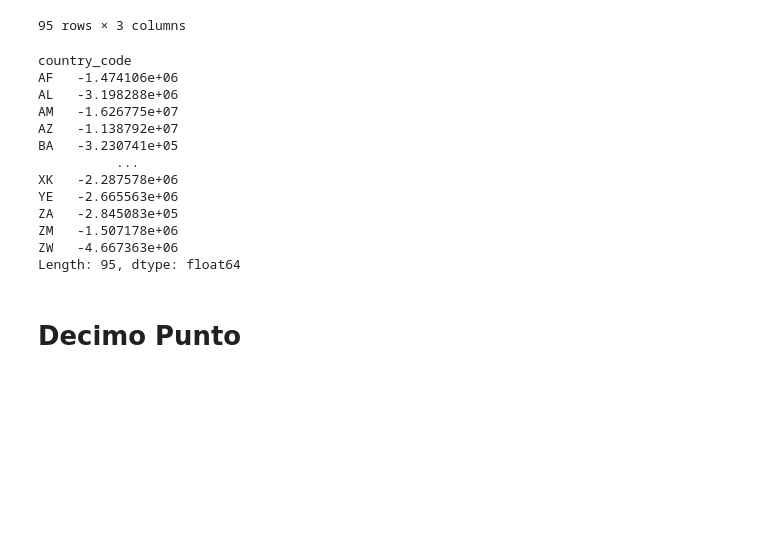
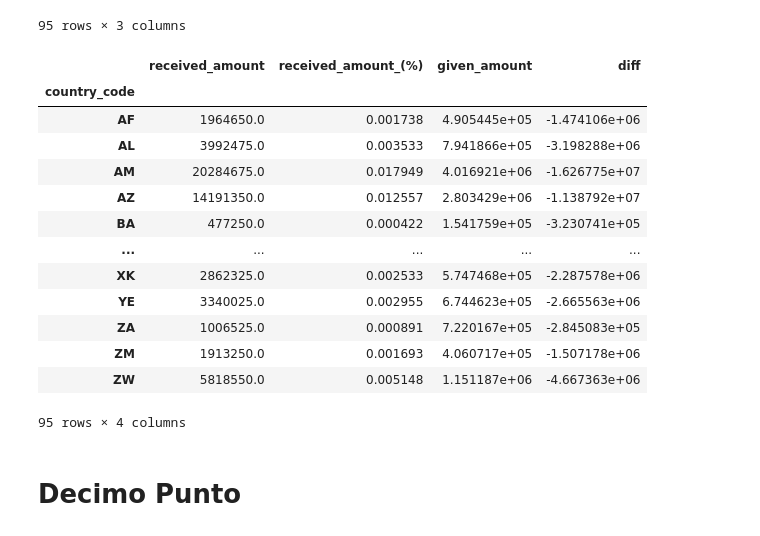
Before and after one commit to dtoniolo/Progetto-FoCS, a Jupyter notebook: Progetto.ipynb, the cells around one changed output. Drawn from its saved outputs; the diff is of its cells as text; code cells hidden in the pictures; blank space fills up the shorter version.

```diff
--- a/Progetto.ipynb
+++ b/Progetto.ipynb
@@ -377,20 +377,22 @@ loan_amount_by_ctry
 95 rows × 3 columns
 # %%
 # finally, compute the difference
-loan_amount_by_ctry['given_amount'] - loan_amount_by_ctry['received_amount']
+loan_amount_by_ctry['diff'] = loan_amount_by_ctry['given_amount'] - loan_amount_by_ctry['received_amount']
+loan_amount_by_ctry
 # %% [output]
+|  | received_amount | received_amount_(%) | given_amount | diff |
+| country_code |  |  |  |  |
+| AF | 1964650.0 | 0.001738 | 4.905445e+05 | -1.474106e+06 |
+| AL | 3992475.0 | 0.003533 | 7.941866e+05 | -3.198288e+06 |
+| AM | 20284675.0 | 0.017949 | 4.016921e+06 | -1.626775e+07 |
+| AZ | 14191350.0 | 0.012557 | 2.803429e+06 | -1.138792e+07 |
+| BA | 477250.0 | 0.000422 | 1.541759e+05 | -3.230741e+05 |
+| ... | ... | ... | ... | ... |
+| XK | 2862325.0 | 0.002533 | 5.747468e+05 | -2.287578e+06 |
+| YE | 3340025.0 | 0.002955 | 6.744623e+05 | -2.665563e+06 |
+| ZA | 1006525.0 | 0.000891 | 7.220167e+05 | -2.845083e+05 |
+| ZM | 1913250.0 | 0.001693 | 4.060717e+05 | -1.507178e+06 |
+| ZW | 5818550.0 | 0.005148 | 1.151187e+06 | -4.667363e+06 |
-country_code
-AF   -1.474106e+06
-AL   -3.198288e+06
-AM   -1.626775e+07
-AZ   -1.138792e+07
-BA   -3.230741e+05
-          ...
-XK   -2.287578e+06
-YE   -2.665563e+06
-ZA   -2.845083e+05
-ZM   -1.507178e+06
-ZW   -4.667363e+06
-Length: 95, dtype: float64
+95 rows × 4 columns
 # %% [markdown]
 # Decimo Punto
```
Also changed, not shown: parts of 6 cells of this notebook.
